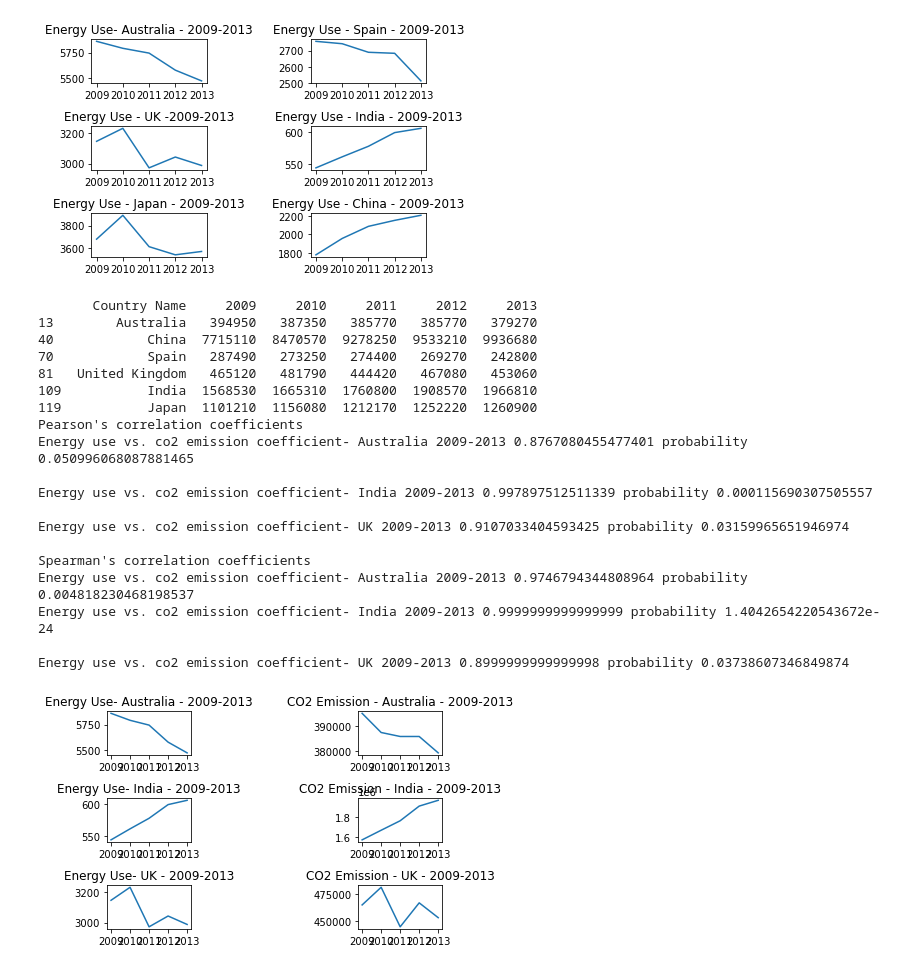
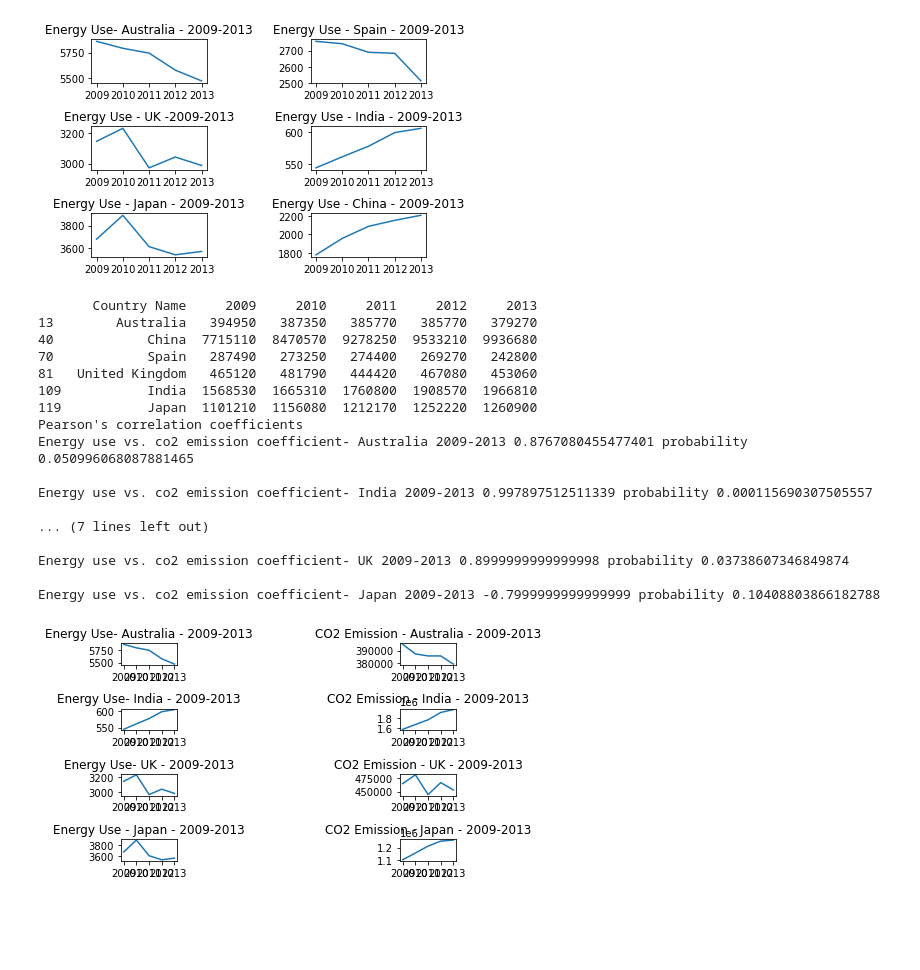
Before and after one commit to SarithaSundaresan/assignment2, a Jupyter notebook: assignment2.ipynb, the cells around one changed output. Saved outputs shown, nothing was run; the diff lists cells and outputs as text; code cells hidden in the pictures; blank space fills up the shorter version.

```diff
--- a/assignment2.ipynb
+++ b/assignment2.ipynb
@@ -222,6 +210,12 @@ r, p = stats.pearsonr(data_energy_uk, data_emission_uk)
 print("Energy use vs. co2 emission coefficient- UK 2009-2013", r, "probability", p)
 print()
 
+r, p = stats.pearsonr(data_energy_japan, data_emission_japan)
+print("Energy use vs. co2 emission coefficient- Japan 2009-2013", r, "probability", p)
+print()
+
+
+
 
 
 
@@ -237,58 +231,74 @@ r, p = stats.spearmanr(data_energy_uk, data_emission_uk)
 print("Energy use vs. co2 emission coefficient- UK 2009-2013", r, "probability", p)
 print()
 
+
+
+r, p = stats.spearmanr(data_energy_japan, data_emission_japan)
+print("Energy use vs. co2 emission coefficient- Japan 2009-2013", r, "probability", p)
+print()
+
 #print(data_energy_aus.round(2))
 
 
 plt.figure()
-plt.subplots_adjust(wspace=2,hspace=1)
-plt.subplot(3, 2, 1)
+plt.subplots_adjust(wspace=4,hspace=2)
+plt.subplot(4, 2, 1)
 plt.plot(data_energy_aus,label="Aus-2009-2013 Energy use")
 plt.title("Energy Use- Australia - 2009-2013")
 
 
-plt.subplot(3, 2, 2)
+plt.subplot(4, 2, 2)
 plt.plot(data_emission_aus,label="Aus-2009-2013 CO2 Emission")
 plt.title("CO2 Emission - Australia - 2009-2013")
 
-plt.subplot(3, 2, 3)
+plt.subplot(4, 2, 3)
 plt.plot(data_energy_ind,label="Ind-2009-2013 Energy use")
 plt.title("Energy Use- India - 2009-2013")
 
 
-plt.subplot(3, 2, 4)
+plt.subplot(4, 2, 4)
 plt.plot(data_emission_ind,label="Ind-2009-2013 CO2 Emission")
 plt.title("CO2 Emission - India - 2009-2013")
 
 
 
-plt.subplot(3, 2, 5)
+plt.subplot(4, 2, 5)
 plt.plot(data_energy_uk,label="UK-2009-2013 Energy use")
 plt.title("Energy Use- UK - 2009-2013")
 
 
-plt.subplot(3, 2, 6)
+plt.subplot(4, 2, 6)
 plt.plot(data_emission_uk,label="UK-2009-2013 CO2 Emission")
 plt.title("CO2 Emission - UK - 2009-2013")
+
+
+
+plt.subplot(4, 2, 7)
+plt.plot(data_energy_japan,label="Japan-2009-2013Energy use")
+plt.title("Energy Use - Japan - 2009-2013")
+
+
+
+plt.subplot(4, 2, 8)
+plt.plot(data_emission_japan,label="Japan-2009-2013 CO2 Emission")
+plt.title("CO2 Emission - Japan - 2009-2013")
 plt.show()
 # %% [output]
        Country Name     2009     2010     2011     2012     2013
 13        Australia   394950   387350   385770   385770   379270
 40            China  7715110  8470570  9278250  9533210  9936680
 70            Spain   287490   273250   274400   269270   242800
 81   United Kingdom   465120   481790   444420   467080   453060
 109           India  1568530  1665310  1760800  1908570  1966810
 119           Japan  1101210  1156080  1212170  1252220  1260900
 Pearson's correlation coefficients
 Energy use vs. co2 emission coefficient- Australia 2009-2013 0.8767080455477401 probability 0.050996068087881465
 
 Energy use vs. co2 emission coefficient- India 2009-2013 0.997897512511339 probability 0.000115690307505557
 
-Energy use vs. co2 emission coefficient- UK 2009-2013 0.9107033404593425 probability 0.03159965651946974
-
-Spearman's correlation coefficients
-Energy use vs. co2 emission coefficient- Australia 2009-2013 0.9746794344808964 probability 0.004818230468198537
-Energy use vs. co2 emission coefficient- India 2009-2013 0.9999999999999999 probability 1.4042654220543672e-24
+... (7 lines left out)
 
 Energy use vs. co2 emission coefficient- UK 2009-2013 0.8999999999999998 probability 0.03738607346849874
+
+Energy use vs. co2 emission coefficient- Japan 2009-2013 -0.7999999999999999 probability 0.10408803866182788
-[figure, old version]
+[figure, new version]
```
Also changed, not shown: parts of 5 cells of this notebook, 1 other file.
